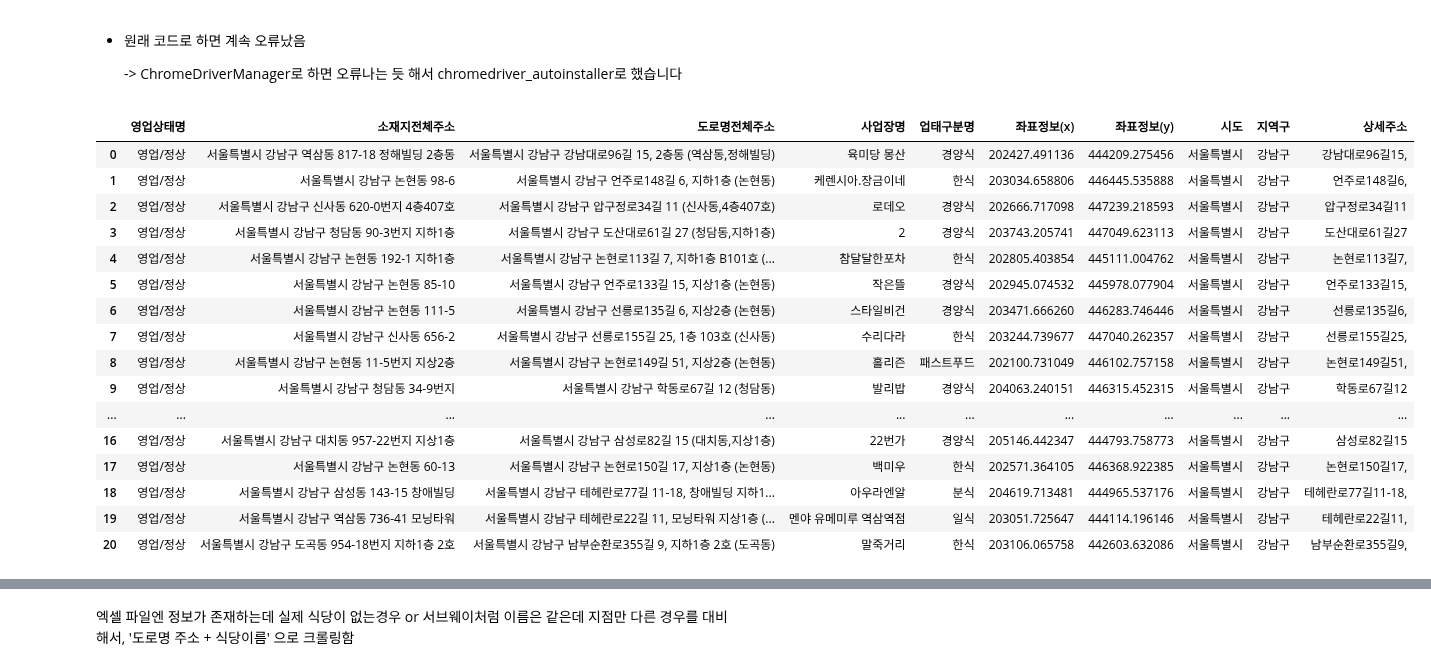
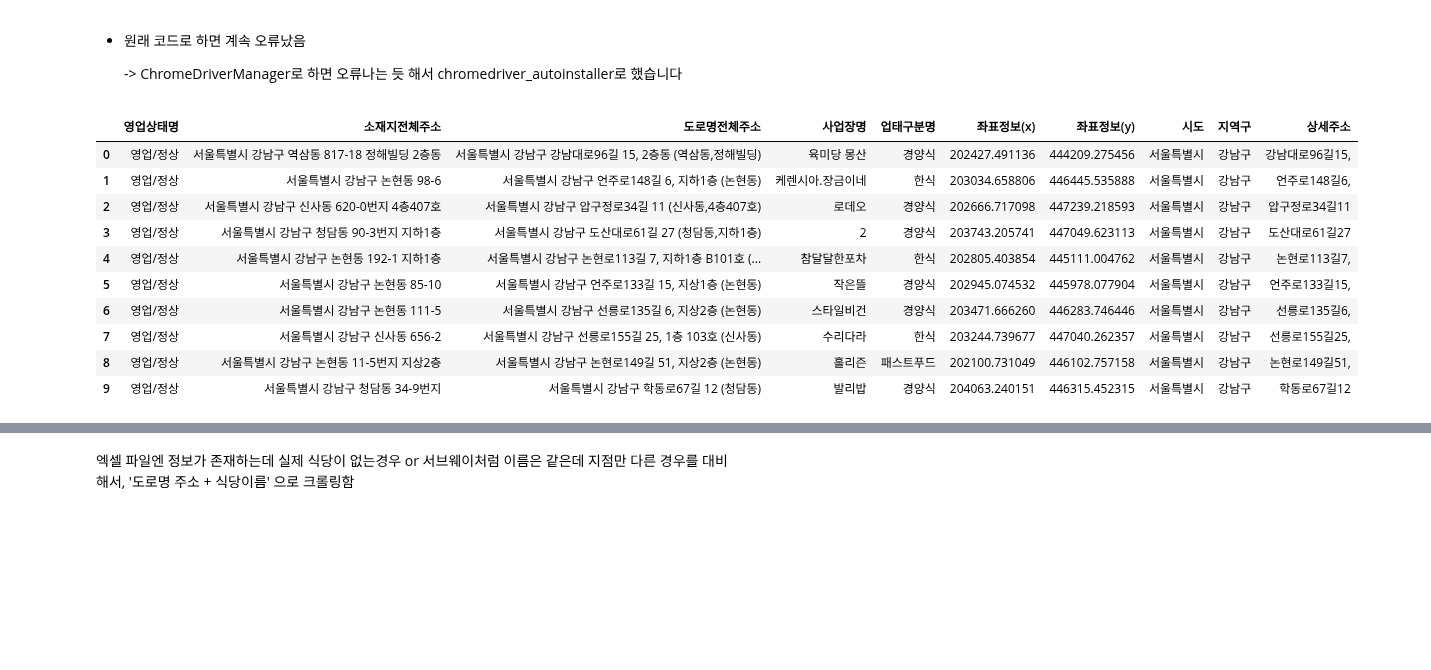
Before and after one commit to Lunch-Lab/data, a Jupyter notebook: naver_매장존재확인_크롤링.ipynb, the cells around one changed output, grey strips where cells are left out. Saved outputs shown, nothing was run; the diff lists cells and outputs as text; code cells hidden in the pictures; blank space fills up the shorter version.

```diff
--- a/naver_매장존재확인_크롤링.ipynb
+++ b/naver_매장존재확인_크롤링.ipynb
@@ -44,5 +68,5 @@ import os
 # %%
-df = pd.read_csv('date/filtered_data_서울특별시강남구.csv')
+df = pd.read_csv('./data/filtered_data_서울특별시강남구.csv')
 df.head(5)
 # %% [output]
 |  | 영업상태명 | 소재지전체주소 | 도로명전체주소 | 사업장명 | 최종수정시점 | 데이터갱신일자 | 업태구분명 | 좌표정보(x) | 좌표정보(y) | 위생업태명 | 시도 | ... |
@@ -154,28 +178,22 @@ memory usage: 979.4+ KB
 # %%
 # 샘플용 데이터 200개 추출
 
 # # 1. 인덱스 기준 200개 추출
 # df_200 = df.iloc[:200,:]
 
 # 2. 랜덤으로 100개 추출
-df_200 = df.sample(n=100, random_state=42)
+df_200 = df.sample(n=300, random_state=42)
 df_200.reset_index(inplace=True, drop=True)
-df_200.head(21)
+df_200.head(10)
 # %% [output]
 |  | 영업상태명 | 소재지전체주소 | 도로명전체주소 | 사업장명 | 업태구분명 | 좌표정보(x) | 좌표정보(y) | 시도 | 지역구 | 상세주소 |
 | 0 | 영업/정상 | 서울특별시 강남구 역삼동 817-18 정해빌딩 2층동 | 서울특별시 강남구 강남대로96길 15, 2층동 (역삼동,정해빌딩) | 육미당 몽산 | 경양식 | 202427.491136 | 444209.275456 | 서울특별시 | 강남구 | 강남대로96길15, |
 | 1 | 영업/정상 | 서울특별시 강남구 논현동 98-6 | 서울특별시 강남구 언주로148길 6, 지하1층 (논현동) | 케렌시아.장금이네 | 한식 | 203034.658806 | 446445.535888 | 서울특별시 | 강남구 | 언주로148길6, |
 | 2 | 영업/정상 | 서울특별시 강남구 신사동 620-0번지 4층407호 | 서울특별시 강남구 압구정로34길 11 (신사동,4층407호) | 로데오 | 경양식 | 202666.717098 | 447239.218593 | 서울특별시 | 강남구 | 압구정로34길11 |
 | 3 | 영업/정상 | 서울특별시 강남구 청담동 90-3번지 지하1층 | 서울특별시 강남구 도산대로61길 27 (청담동,지하1층) | 2 | 경양식 | 203743.205741 | 447049.623113 | 서울특별시 | 강남구 | 도산대로61길27 |
 | 4 | 영업/정상 | 서울특별시 강남구 논현동 192-1 지하1층 | 서울특별시 강남구 논현로113길 7, 지하1층 B101호 (... | 참달달한포차 | 한식 | 202805.403854 | 445111.004762 | 서울특별시 | 강남구 | 논현로113길7, |
 | 5 | 영업/정상 | 서울특별시 강남구 논현동 85-10 | 서울특별시 강남구 언주로133길 15, 지상1층 (논현동) | 작은뜰 | 경양식 | 202945.074532 | 445978.077904 | 서울특별시 | 강남구 | 언주로133길15, |
 | 6 | 영업/정상 | 서울특별시 강남구 논현동 111-5 | 서울특별시 강남구 선릉로135길 6, 지상2층 (논현동) | 스타일비건 | 경양식 | 203471.666260 | 446283.746446 | 서울특별시 | 강남구 | 선릉로135길6, |
 | 7 | 영업/정상 | 서울특별시 강남구 신사동 656-2 | 서울특별시 강남구 선릉로155길 25, 1층 103호 (신사동) | 수리다라 | 한식 | 203244.739677 | 447040.262357 | 서울특별시 | 강남구 | 선릉로155길25, |
 | 8 | 영업/정상 | 서울특별시 강남구 논현동 11-5번지 지상2층 | 서울특별시 강남구 논현로149길 51, 지상2층 (논현동) | 홀리즌 | 패스트푸드 | 202100.731049 | 446102.757158 | 서울특별시 | 강남구 | 논현로149길51, |
 | 9 | 영업/정상 | 서울특별시 강남구 청담동 34-9번지 | 서울특별시 강남구 학동로67길 12 (청담동) | 발리밥 | 경양식 | 204063.240151 | 446315.452315 | 서울특별시 | 강남구 | 학동로67길12 |
-| ... | ... | ... | ... | ... | ... | ... | ... | ... | ... | ... |
-| 16 | 영업/정상 | 서울특별시 강남구 대치동 957-22번지 지상1층 | 서울특별시 강남구 삼성로82길 15 (대치동,지상1층) | 22번가 | 경양식 | 205146.442347 | 444793.758773 | 서울특별시 | 강남구 | 삼성로82길15 |
-| 17 | 영업/정상 | 서울특별시 강남구 논현동 60-13 | 서울특별시 강남구 논현로150길 17, 지상1층 (논현동) | 백미우 | 한식 | 202571.364105 | 446368.922385 | 서울특별시 | 강남구 | 논현로150길17, |
-| 18 | 영업/정상 | 서울특별시 강남구 삼성동 143-15 창애빌딩 | 서울특별시 강남구 테헤란로77길 11-18, 창애빌딩 지하1... | 아우라엔알 | 분식 | 204619.713481 | 444965.537176 | 서울특별시 | 강남구 | 테헤란로77길11-18, |
-| 19 | 영업/정상 | 서울특별시 강남구 역삼동 736-41 모닝타워 | 서울특별시 강남구 테헤란로22길 11, 모닝타워 지상1층 (... | 멘야 유메미루 역삼역점 | 일식 | 203051.725647 | 444114.196146 | 서울특별시 | 강남구 | 테헤란로22길11, |
-| 20 | 영업/정상 | 서울특별시 강남구 도곡동 954-18번지 지하1층 2호 | 서울특별시 강남구 남부순환로355길 9, 지하1층 2호 (도곡동) | 말죽거리 | 한식 | 203106.065758 | 442603.632086 | 서울특별시 | 강남구 | 남부순환로355길9, |
```
Also changed, not shown: parts of 8 cells of this notebook, 2 other files.
